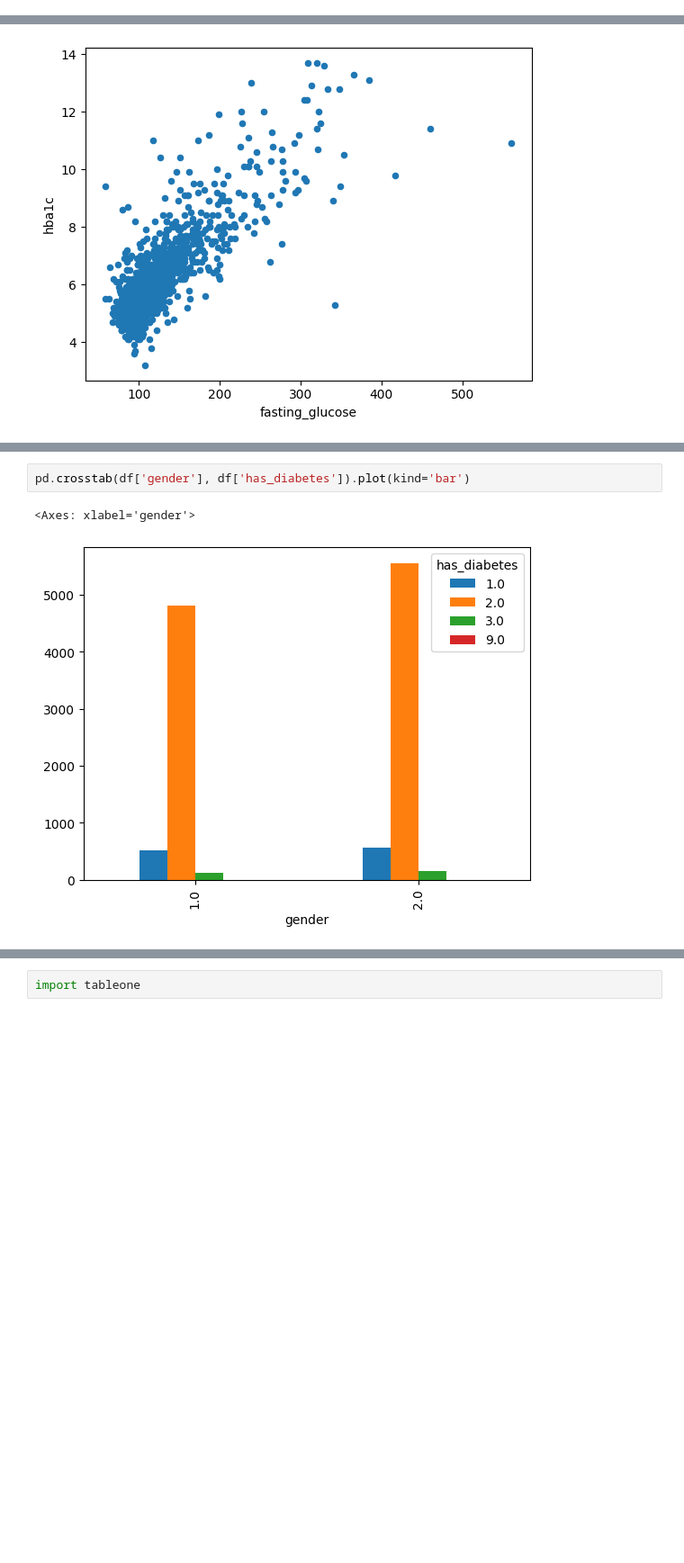
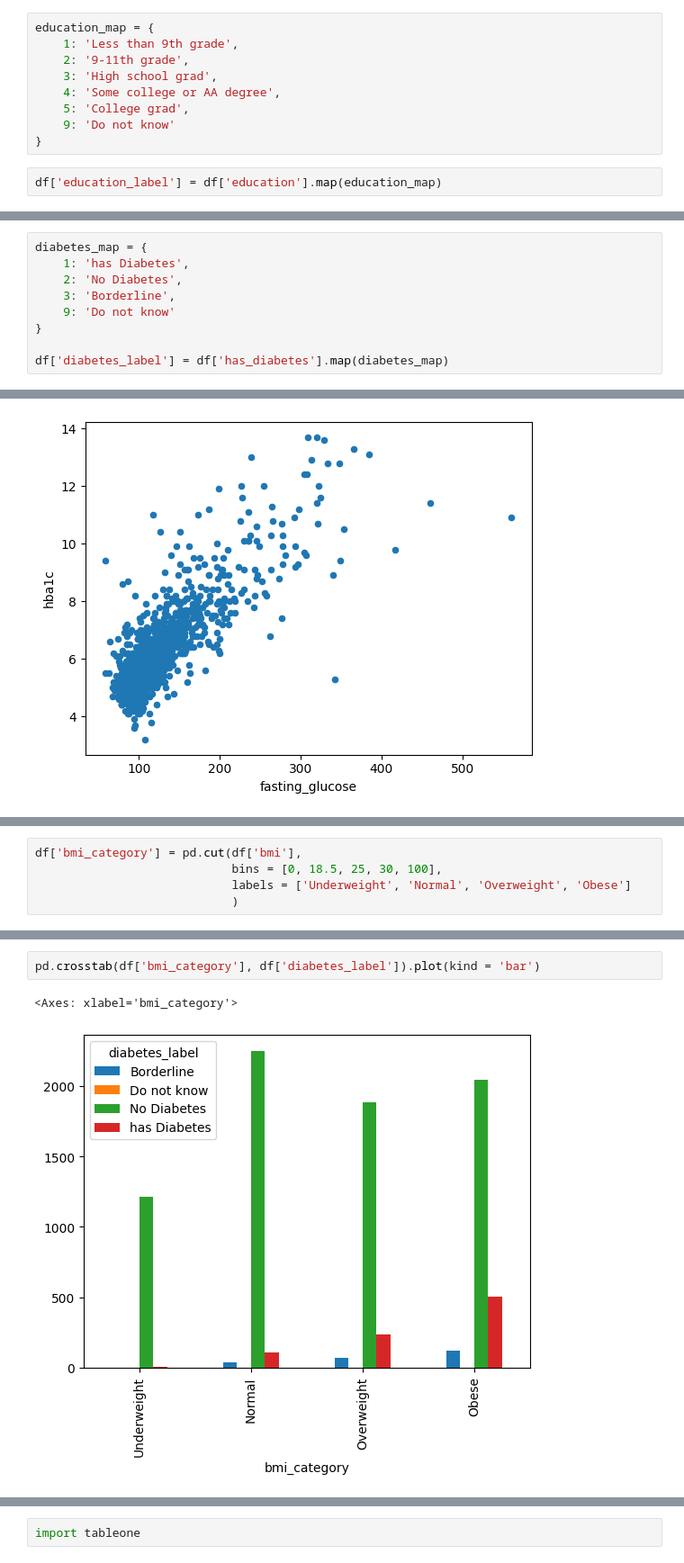
Before and after one commit to osoliman/DSC110, a Jupyter notebook: Description/DSC110_Description_Data_Visualization.ipynb, the cells around one changed output, grey strips where cells are left out. Shown at 90% size. Cells and saved outputs as stored; diff of their text form; blank space fills up the shorter version.

```diff
--- a/Description/DSC110_Description_Data_Visualization.ipynb
+++ b/Description/DSC110_Description_Data_Visualization.ipynb
@@ -20,0 +23,11 @@ One Numerical Variable
+# %%
+education_map = {
+    1: 'Less than 9th grade',
+    2: '9-11th grade',
+    3: 'High school grad',
+    4: 'Some college or AA degree',
+    5: 'College grad',
+    9: 'Do not know'
+}
+# %%
+df['education_label'] = df['education'].map(education_map)
@@ -20,0 +59,9 @@ One Numerical Variable
+# %%
+diabetes_map = {
+    1: 'has Diabetes',
+    2: 'No Diabetes',
+    3: 'Borderline',
+    9: 'Do not know'
+}
+
+df['diabetes_label'] = df['has_diabetes'].map(diabetes_map)
@@ -41,0 +193,5 @@ Two Categorical Variables
+# %%
+df['bmi_category'] = pd.cut(df['bmi'],
+                            bins = [0, 18.5, 25, 30, 100],
+                            labels = ['Underweight', 'Normal', 'Overweight', 'Obese']
+                            )
@@ -42,5 +207,5 @@ Two Categorical Variables
 # %%
-pd.crosstab(df['gender'], df['has_diabetes']).plot(kind='bar')
+pd.crosstab(df['bmi_category'], df['diabetes_label']).plot(kind = 'bar')
 # %% [output]
-<Axes: xlabel='gender'>
+<Axes: xlabel='bmi_category'>
-[figure, old version]
+[figure, new version]
```
Also changed, not shown: parts of 47 cells of this notebook.
